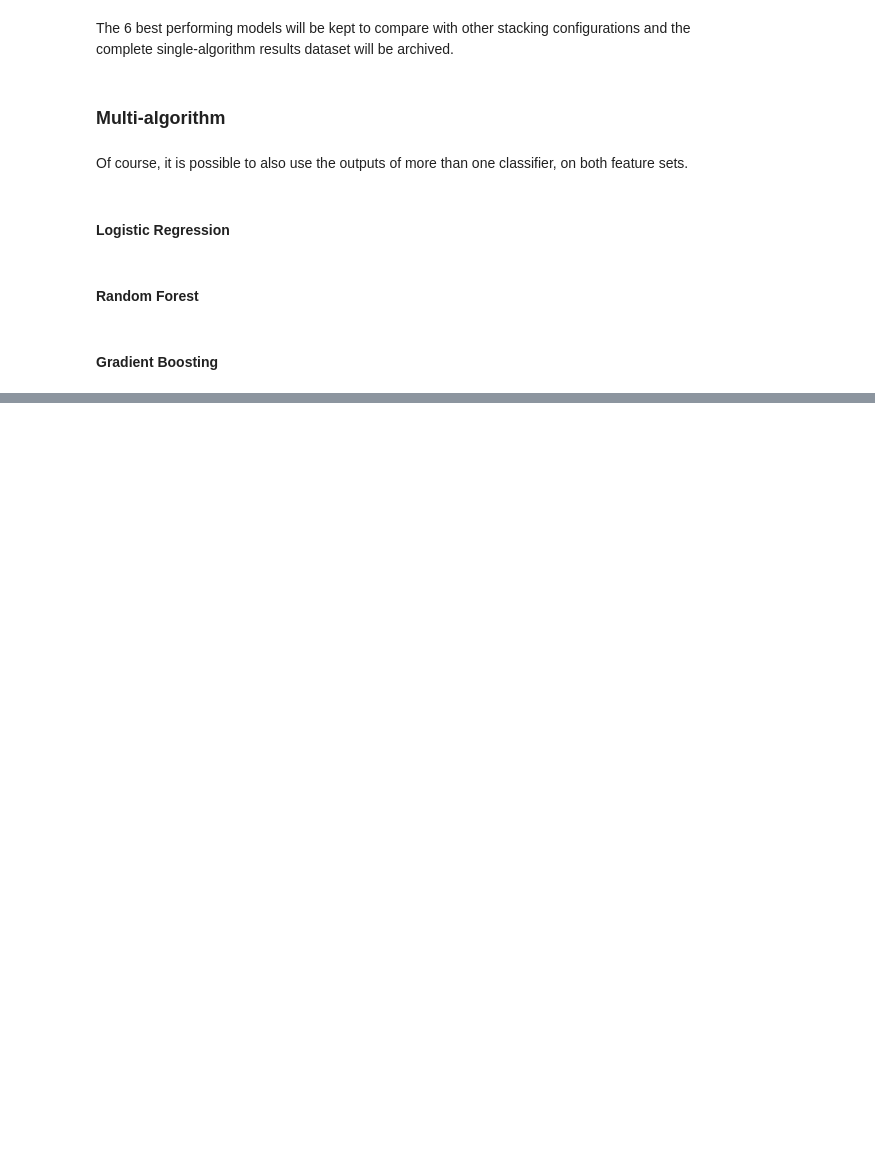
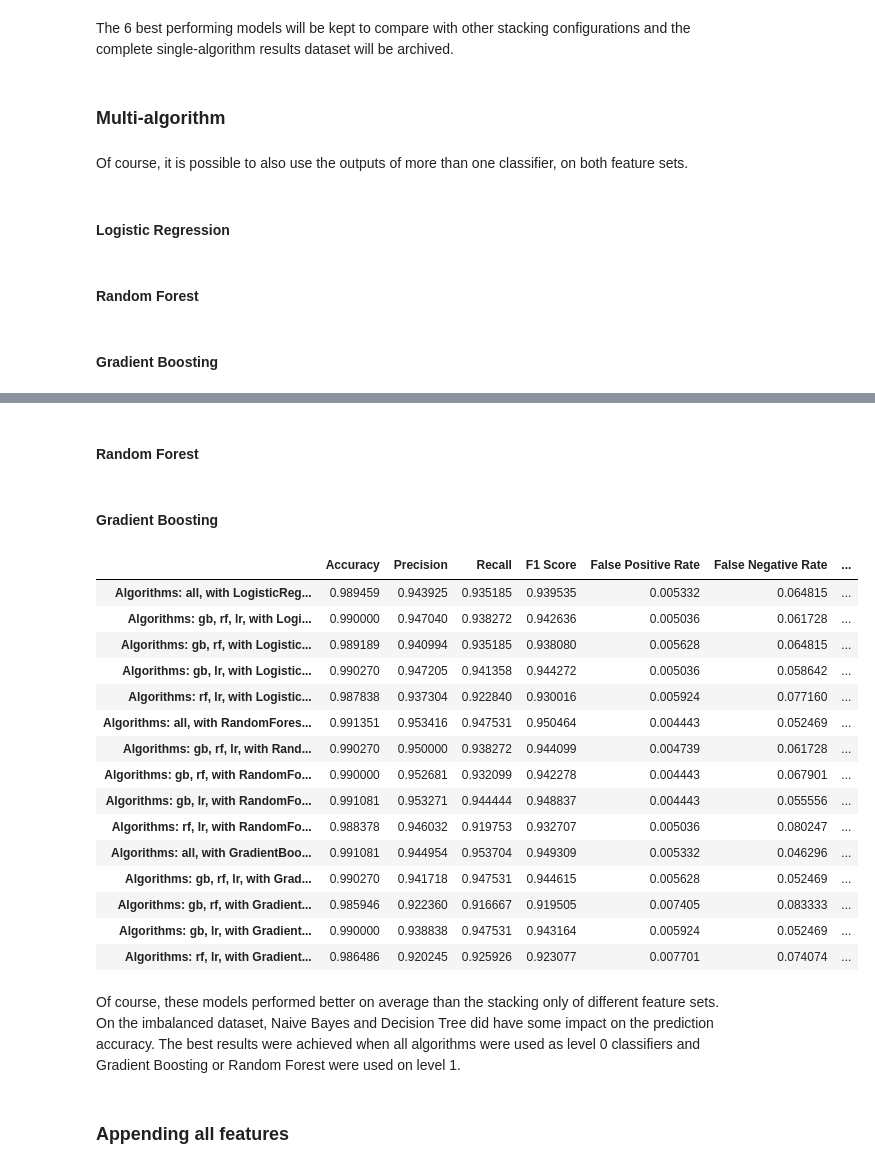
Before and after one commit to liakoyras/thesis-phishing-email-detection, a Jupyter notebook: Style and Content Classification.ipynb, the cells around one changed output, grey strips where cells are left out. Saved outputs shown, nothing was run; the diff lists cells and outputs as text; code cells hidden in the pictures; blank space fills up the shorter version.

```diff
--- a/Style and Content Classification.ipynb
+++ b/Style and Content Classification.ipynb
@@ -654,0 +776,2 @@ results_stacking_balanced_best.sort_values(by=['F1 Score'], ascending = [False])
+# %%
+results_stacking_imbalanced_multi = pd.DataFrame()
@@ -654,0 +800,65 @@ results_stacking_balanced_best.sort_values(by=['F1 Score'], ascending = [False])
+# %% [markdown]
+#### Random Forest
+# %%
+stacked_clf = ml.train_stacked_models(stacking_models_imbalanced, train_feature_sets_imbalanced, style_train_imbalanced['target'], final_classifier=rf, exclude_models=[])
+stacked_preds = ml.test_stacked_models(stacking_models_imbalanced, test_feature_sets_imbalanced, style_test_imbalanced['target'], stacked_clf, exclude_models=[], result_row_name="Algorithms: all, with RandomForestClassifier")
+results_stacking_imbalanced_multi = pd.concat([results_stacking_imbalanced_multi, stacked_preds['results']])
+
+stacked_clf = ml.train_stacked_models(stacking_models_imbalanced, train_feature_sets_imbalanced, style_train_imbalanced['target'], final_classifier=rf, exclude_models=['dt', 'nb'])
+stacked_preds = ml.test_stacked_models(stacking_models_imbalanced, test_feature_sets_imbalanced, style_test_imbalanced['target'], stacked_clf, exclude_models=['dt', 'nb'])
+results_stacking_imbalanced_multi = pd.concat([results_stacking_imbalanced_multi, stacked_preds['results']])
+
+stacked_clf = ml.train_stacked_models(stacking_models_imbalanced, train_feature_sets_imbalanced, style_train_imbalanced['target'], final_classifier=rf, exclude_models=['dt', 'nb', 'lr'])
+stacked_preds = ml.test_stacked_models(stacking_models_imbalanced, test_feature_sets_imbalanced, style_test_imbalanced['target'], stacked_clf, exclude_models=['dt', 'nb', 'lr'])
+results_stacking_imbalanced_multi = pd.concat([results_stacking_imbalanced_multi, stacked_preds['results']])
+
+stacked_clf = ml.train_stacked_models(stacking_models_imbalanced, train_feature_sets_imbalanced, style_train_imbalanced['target'], final_classifier=rf, exclude_models=['dt', 'nb', 'rf'])
+stacked_preds = ml.test_stacked_models(stacking_models_imbalanced, test_feature_sets_imbalanced, style_test_imbalanced['target'], stacked_clf, exclude_models=['dt', 'nb', 'rf'])
+results_stacking_imbalanced_multi = pd.concat([results_stacking_imbalanced_multi, stacked_preds['results']])
+
+stacked_clf = ml.train_stacked_models(stacking_models_imbalanced, train_feature_sets_imbalanced, style_train_imbalanced['target'], final_classifier=rf, exclude_models=['dt', 'nb', 'gb'])
+stacked_preds = ml.test_stacked_models(stacking_models_imbalanced, test_feature_sets_imbalanced, style_test_imbalanced['target'], stacked_clf, exclude_models=['dt', 'nb', 'gb'])
+results_stacking_imbalanced_multi = pd.concat([results_stacking_imbalanced_multi, stacked_preds['results']])
+# %% [markdown]
+#### Gradient Boosting
+# %%
+stacked_clf = ml.train_stacked_models(stacking_models_imbalanced, train_feature_sets_imbalanced, style_train_imbalanced['target'], final_classifier=gb, exclude_models=[])
+stacked_preds = ml.test_stacked_models(stacking_models_imbalanced, test_feature_sets_imbalanced, style_test_imbalanced['target'], stacked_clf, exclude_models=[], result_row_name="Algorithms: all, with GradientBoostingClassifier")
+results_stacking_imbalanced_multi = pd.concat([results_stacking_imbalanced_multi, stacked_preds['results']])
+
+stacked_clf = ml.train_stacked_models(stacking_models_imbalanced, train_feature_sets_imbalanced, style_train_imbalanced['target'], final_classifier=gb, exclude_models=['dt', 'nb'])
+stacked_preds = ml.test_stacked_models(stacking_models_imbalanced, test_feature_sets_imbalanced, style_test_imbalanced['target'], stacked_clf, exclude_models=['dt', 'nb'])
+results_stacking_imbalanced_multi = pd.concat([results_stacking_imbalanced_multi, stacked_preds['results']])
+
+stacked_clf = ml.train_stacked_models(stacking_models_imbalanced, train_feature_sets_imbalanced, style_train_imbalanced['target'], final_classifier=gb, exclude_models=['dt', 'nb', 'lr'])
+stacked_preds = ml.test_stacked_models(stacking_models_imbalanced, test_feature_sets_imbalanced, style_test_imbalanced['target'], stacked_clf, exclude_models=['dt', 'nb', 'lr'])
+results_stacking_imbalanced_multi = pd.concat([results_stacking_imbalanced_multi, stacked_preds['results']])
+
+stacked_clf = ml.train_stacked_models(stacking_models_imbalanced, train_feature_sets_imbalanced, style_train_imbalanced['target'], final_classifier=gb, exclude_models=['dt', 'nb', 'rf'])
+stacked_preds = ml.test_stacked_models(stacking_models_imbalanced, test_feature_sets_imbalanced, style_test_imbalanced['target'], stacked_clf, exclude_models=['dt', 'nb', 'rf'])
+results_stacking_imbalanced_multi = pd.concat([results_stacking_imbalanced_multi, stacked_preds['results']])
+
+stacked_clf = ml.train_stacked_models(stacking_models_imbalanced, train_feature_sets_imbalanced, style_train_imbalanced['target'], final_classifier=gb, exclude_models=['dt', 'nb', 'gb'])
+stacked_preds = ml.test_stacked_models(stacking_models_imbalanced, test_feature_sets_imbalanced, style_test_imbalanced['target'], stacked_clf, exclude_models=['dt', 'nb', 'gb'])
+results_stacking_imbalanced_multi = pd.concat([results_stacking_imbalanced_multi, stacked_preds['results']])
+# %%
+results_stacking_imbalanced_multi
+# %% [output]
+|  | Accuracy | Precision | Recall | F1 Score | False Positive Rate | False Negative Rate | ... |
+| Algorithms: all, with LogisticReg... | 0.989459 | 0.943925 | 0.935185 | 0.939535 | 0.005332 | 0.064815 | ... |
+| Algorithms: gb, rf, lr, with Logi... | 0.990000 | 0.947040 | 0.938272 | 0.942636 | 0.005036 | 0.061728 | ... |
+| Algorithms: gb, rf, with Logistic... | 0.989189 | 0.940994 | 0.935185 | 0.938080 | 0.005628 | 0.064815 | ... |
+| Algorithms: gb, lr, with Logistic... | 0.990270 | 0.947205 | 0.941358 | 0.944272 | 0.005036 | 0.058642 | ... |
+| Algorithms: rf, lr, with Logistic... | 0.987838 | 0.937304 | 0.922840 | 0.930016 | 0.005924 | 0.077160 | ... |
+| Algorithms: all, with RandomFores... | 0.991351 | 0.953416 | 0.947531 | 0.950464 | 0.004443 | 0.052469 | ... |
+| Algorithms: gb, rf, lr, with Rand... | 0.990270 | 0.950000 | 0.938272 | 0.944099 | 0.004739 | 0.061728 | ... |
+| Algorithms: gb, rf, with RandomFo... | 0.990000 | 0.952681 | 0.932099 | 0.942278 | 0.004443 | 0.067901 | ... |
+| Algorithms: gb, lr, with RandomFo... | 0.991081 | 0.953271 | 0.944444 | 0.948837 | 0.004443 | 0.055556 | ... |
+| Algorithms: rf, lr, with RandomFo... | 0.988378 | 0.946032 | 0.919753 | 0.932707 | 0.005036 | 0.080247 | ... |
+| Algorithms: all, with GradientBoo... | 0.991081 | 0.944954 | 0.953704 | 0.949309 | 0.005332 | 0.046296 | ... |
+| Algorithms: gb, rf, lr, with Grad... | 0.990270 | 0.941718 | 0.947531 | 0.944615 | 0.005628 | 0.052469 | ... |
+| Algorithms: gb, rf, with Gradient... | 0.985946 | 0.922360 | 0.916667 | 0.919505 | 0.007405 | 0.083333 | ... |
+| Algorithms: gb, lr, with Gradient... | 0.990000 | 0.938838 | 0.947531 | 0.943164 | 0.005924 | 0.052469 | ... |
+| Algorithms: rf, lr, with Gradient... | 0.986486 | 0.920245 | 0.925926 | 0.923077 | 0.007701 | 0.074074 | ... |
+# %% [markdown]
+Of course, these models performed better on average than the stacking only of different feature sets. On the imbalanced dataset, Naive Bayes and Decision Tree did have some impact on the prediction accuracy. The best results were achieved when all algorithms were used as level 0 classifiers and Gradient Boosting or Random Forest were used on level 1.
@@ -654,0 +869,2 @@ results_stacking_balanced_best.sort_values(by=['F1 Score'], ascending = [False])
+# %% [markdown]
+### Appending all features
```
Also changed, not shown: parts of 122 cells of this notebook.
